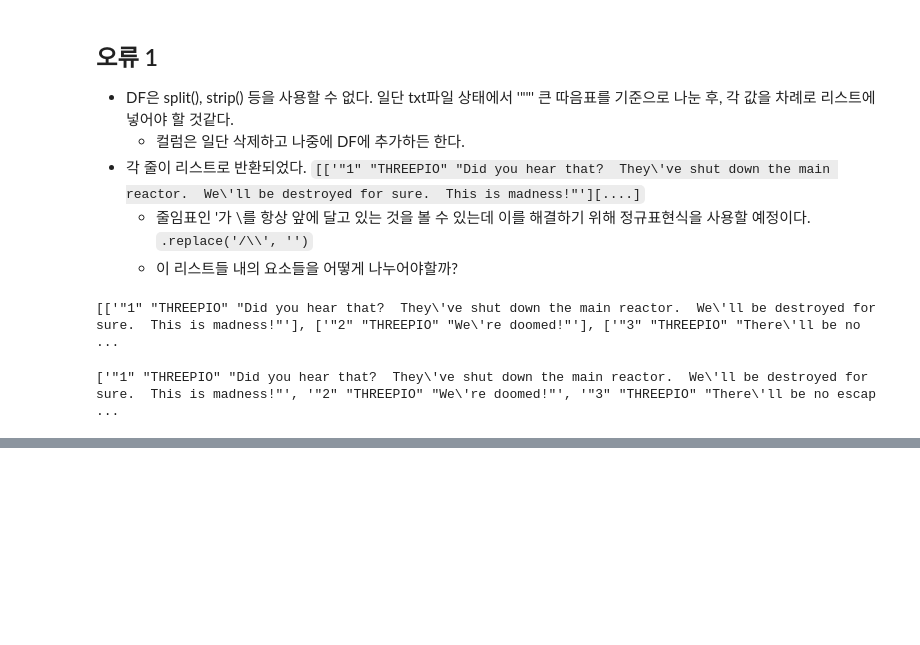
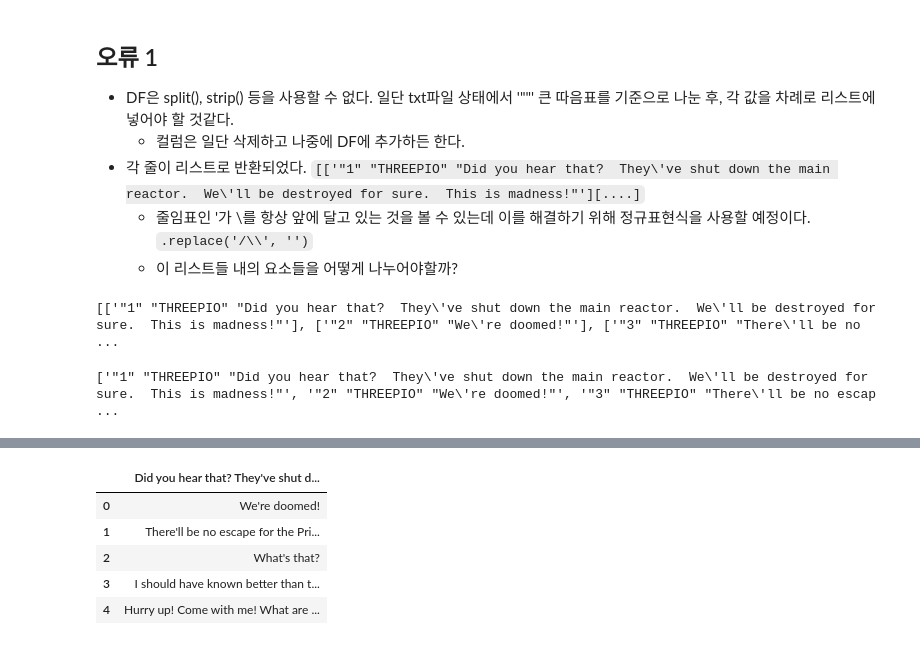
Before and after one commit to moey920/Python_Practice, a Jupyter notebook: 스타워즈_데이터_분석.ipynb, the cells around one changed output, grey strips where cells are left out. Cells and saved outputs as stored; diff of their text form; code cells hidden in the pictures; blank space fills up the shorter version.

```diff
--- a/스타워즈_데이터_분석.ipynb
+++ b/스타워즈_데이터_분석.ipynb
@@ -67,0 +85,11 @@ print(splited_contents)
+# %%
+from gensim.summarization.summarizer import summarize
+xlsx = pd.read_excel('./SW_test.xlsx')
+xlsx.head(5)
+# %% [output]
+|  | Did you hear that? They've shut d... |
+| 0 | We're doomed! |
+| 1 | There'll be no escape for the Pri... |
+| 2 | What's that? |
+| 3 | I should have known better than t... |
+| 4 | Hurry up! Come with me! What are ... |
```
Also changed, not shown: parts of 11 cells of this notebook.
